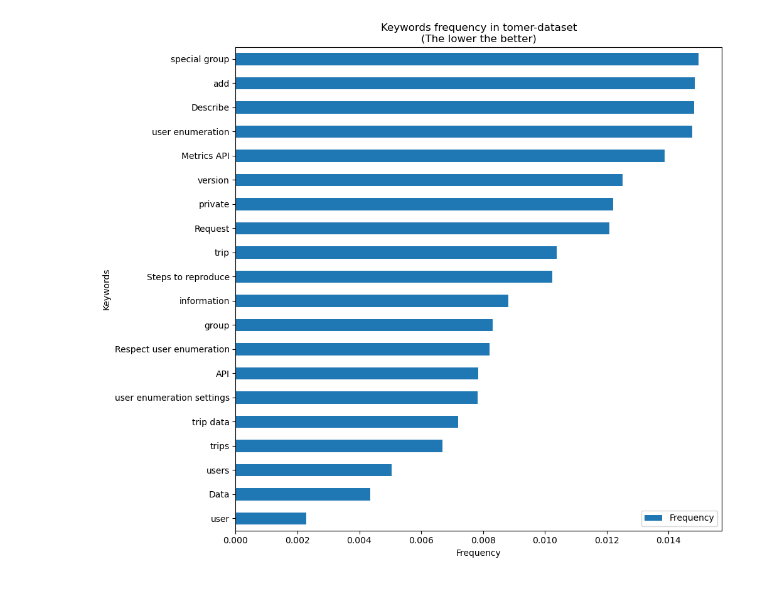
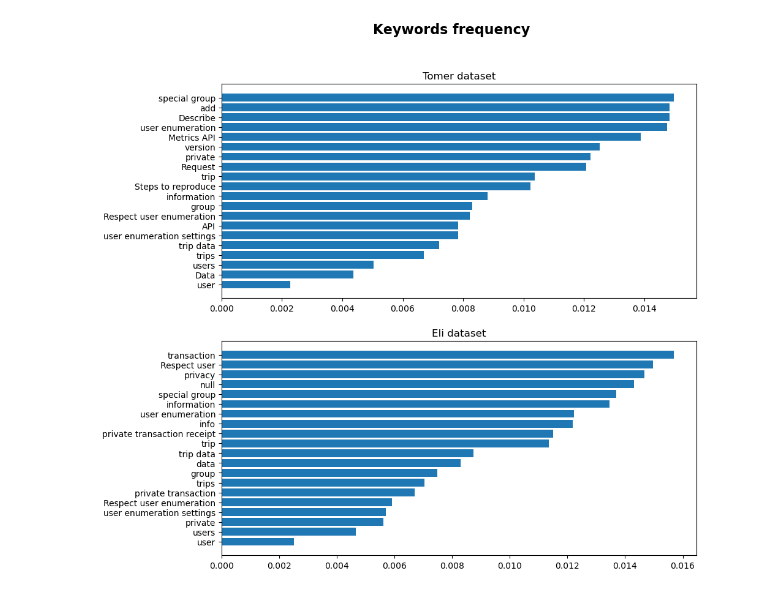
Before and after one commit to TomerBenShimol/Privacy_violations_classification_in_Github_projects, a Jupyter notebook: Privacy-Violations-In-Github.ipynb, the cells around one changed output. Saved outputs shown, nothing was run; the diff lists cells and outputs as text; code cells hidden in the pictures.

Commit message:
added eli's dataset

```diff
--- a/Privacy-Violations-In-Github.ipynb
+++ b/Privacy-Violations-In-Github.ipynb
@@ -36,4 +57,4 @@ tomer_dataset
 # %%
 # A set that contains only the annotated(1) violations
 tomer_dataset_pv = tomer_dataset.loc[tomer_dataset.Classification == 1]
-tomer_dataset_pv
+eli_dataset_pv = eli_dataset.loc[eli_dataset.Classification == 1]
@@ -54,4 +65,4 @@ tomer_dataset_pv
 # %%
 # Keeping only the text columns
 tomer_dataset_pv = tomer_dataset_pv.drop("Classification", axis=1)
-tomer_dataset_pv
+eli_dataset_pv = eli_dataset_pv.drop("Classification", axis=1)
@@ -72,4 +69,4 @@ tomer_dataset_pv
 # %%
 # Creating a string that contains all the data together
-data_to_string = tomer_dataset_pv.to_string()
-data_to_string
+data_to_string_tomer = tomer_dataset_pv.to_string()
+data_to_string_eli = eli_dataset_pv.to_string()
@@ -79,5 +82,5 @@ data_to_string
 # Setting up Keyword Extractor
 kw_extractor = yk.KeywordExtractor()
 
-tomer_dataset_keywords = kw_extractor.extract_keywords(data_to_string)
-tomer_dataset_keywords
+tomer_dataset_keywords = kw_extractor.extract_keywords(data_to_string_tomer)
+eli_dataset_keywords = kw_extractor.extract_keywords(data_to_string_eli)
@@ -105,12 +154,24 @@ tomer_dataset_keywords
 # %%
 keywords = [w[0] for w in tomer_dataset_keywords]
 frequency = [w[1] for w in tomer_dataset_keywords]
 tomer_keywords_df = pd.DataFrame({"Keywords": keywords,
                                   "Frequency": frequency})
-plot = tomer_keywords_df.plot.barh(figsize=(10,10), title="Keywords frequency in tomer-dataset\n(The lower the better)")
-plot.set_yticks(range(0,20))
-plot.set_yticklabels(keywords)
-plot.set(ylabel="Keywords", xlabel="Frequency")
-plot;
+keywords = [w[0] for w in eli_dataset_keywords]
+frequency = [w[1] for w in eli_dataset_keywords]
+eli_keywords_df = pd.DataFrame({"Keywords": keywords,
+                                  "Frequency": frequency})
+
+# Setup plot (2 rows, 1 column)
+fig, (ax0, ax1) = plt.subplots(nrows=2, # 2 rows
+                               ncols=1,
+                               figsize=(10, 10))
+
+ax0.barh(tomer_keywords_df["Keywords"], tomer_keywords_df["Frequency"])
+ax1.barh(eli_keywords_df["Keywords"], eli_keywords_df["Frequency"])
+
+ax0.set(title="Tomer dataset")
+ax1.set(title="Eli dataset")
+
+fig.suptitle("Keywords frequency", fontsize=16, fontweight="bold");
 # %% [output]
-[figure, old version]
+[figure, new version]
```
Also changed, not shown: parts of 16 cells of this notebook, 2 other files.
